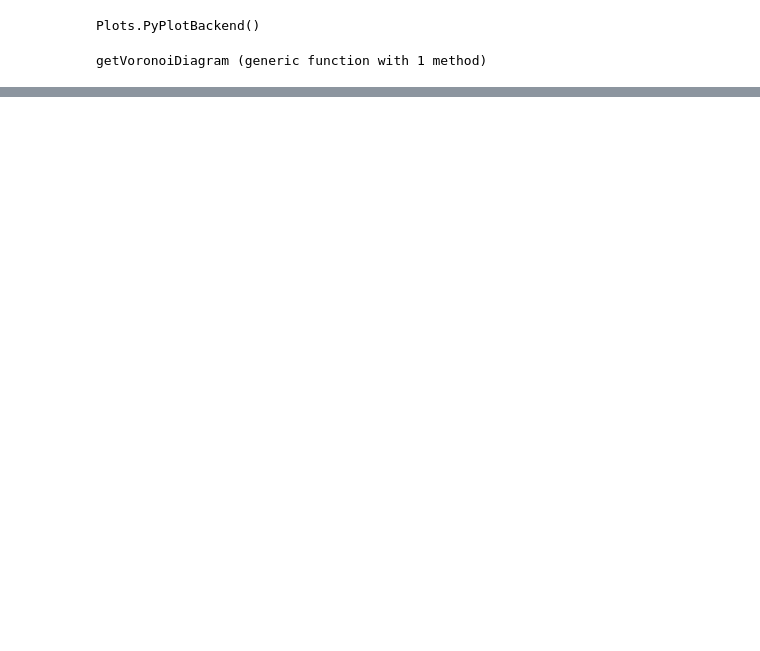
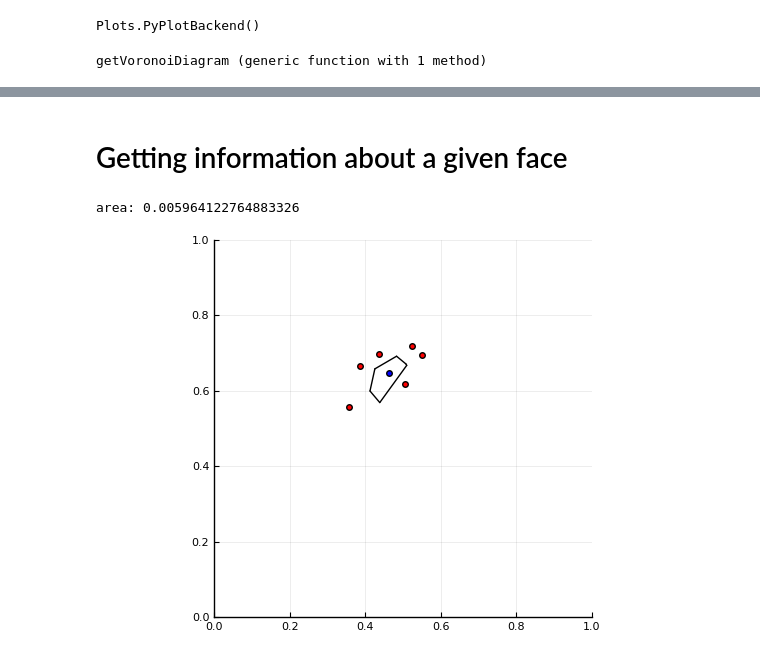
Before and after one commit to egmzcrz/VoronoiDiagram, a Jupyter notebook: src/test.ipynb, the cells around one changed output, grey strips where cells are left out. Saved outputs shown, nothing was run; the diff lists cells and outputs as text; code cells hidden in the pictures; blank space fills up the shorter version.

Commit message:
every unbounded polygon can now be traversed in a cyclic manner. Test.ipynb modified to exemplify getting neighbors and measuring areas.

```diff
--- a/src/test.ipynb
+++ b/src/test.ipynb
@@ -43,0 +53,32 @@ faces: 10
+# %% [markdown]
+# Getting information about a given face
+# %%
+face = voronoi.faces[30]
+area = 0.0
+
+plot()
+halfedge = face.outerComponent
+while true
+    p0 = halfedge.origin.coordinates
+    p1 = halfedge.twin.origin.coordinates
+
+    # get neighboring site
+    neighbor = halfedge.twin.incidentFace.site
+    scatter!(neighbor, color="red")
+
+    # get area of current face
+    area += p0[1]*p1[2] - p0[2]*p1[1]
+
+    plot!([p0, p1], color="black")
+
+    halfedge = halfedge.next
+    if halfedge === face.outerComponent
+        break
+    end
+end
+print("area: ", abs(area / 2))
+plot!(xlims=(0,1), ylims=(0,1), aspect_ratio=:equal, legend=false)
+scatter!(face.site, color="blue")
+# %% [output]
+area: 0.005964122764883326
+[figure, added]
```
Also changed, not shown: parts of 4 cells of this notebook, 1 other file.
